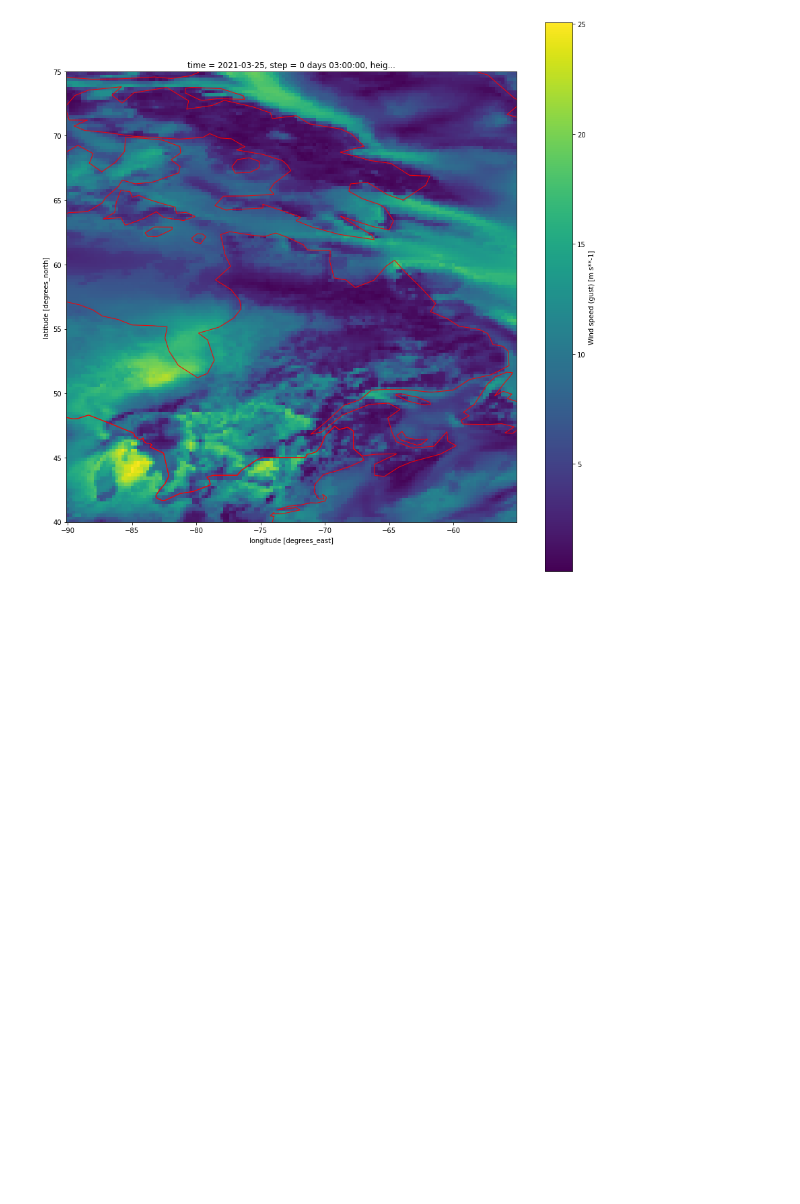
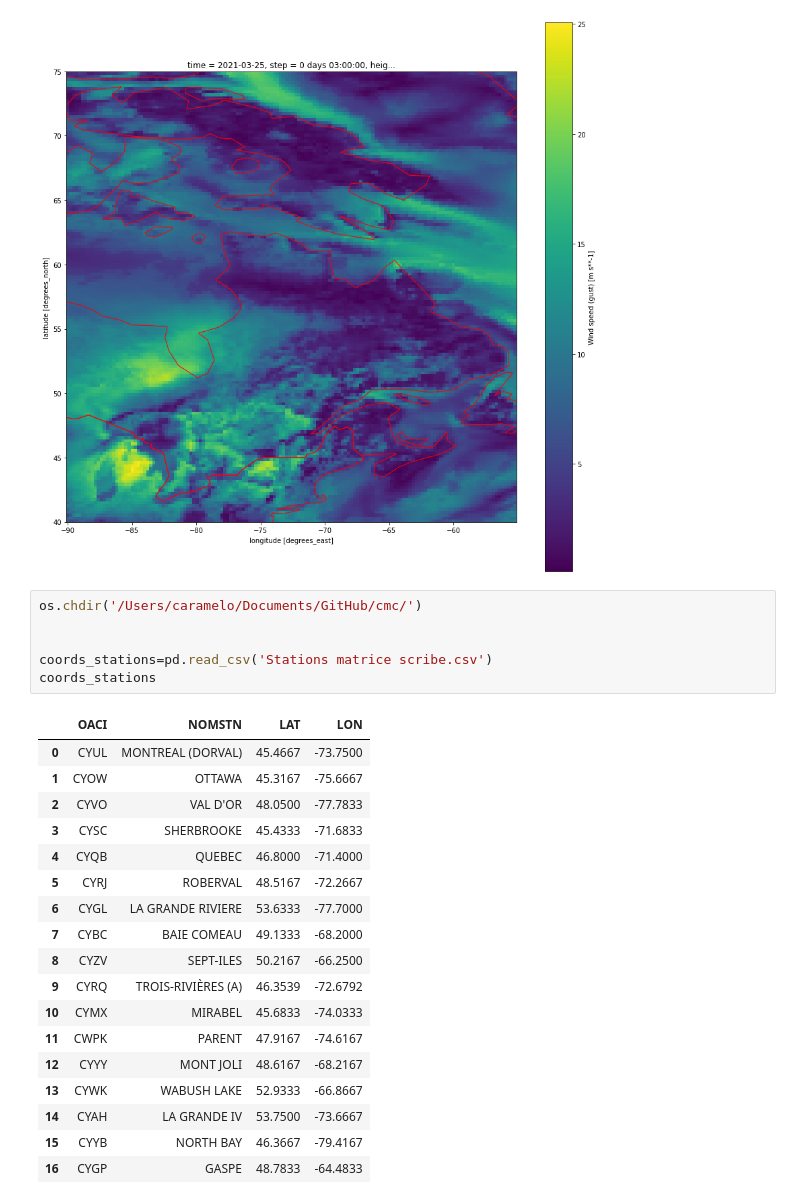
Before and after one commit to tito-am/cmc, a Jupyter notebook: Matrices Scribe Gust - GDPS.ipynb, the cells around one changed output. Cells and saved outputs as stored; diff of their text form; blank space fills up the shorter version.

```diff
--- a/Matrices Scribe Gust - GDPS.ipynb
+++ b/Matrices Scribe Gust - GDPS.ipynb
@@ -141,3 +141,28 @@ countries.plot(ax=ax,facecolor='none',edgecolor='red')
 # %% [output]
 <AxesSubplot:title={'center':'time = 2021-03-25, step = 0 days 03:00:00, heig...'}, xlabel='longitude [degrees_east]', ylabel='latitude [degrees_north]'>
 [figure]
+# %%
+os.chdir('/Users/caramelo/Documents/GitHub/cmc/')
+
+
+coords_stations=pd.read_csv('Stations matrice scribe.csv')
+coords_stations
+# %% [output]
+|  | OACI | NOMSTN | LAT | LON |
+| 0 | CYUL | MONTREAL (DORVAL) | 45.4667 | -73.7500 |
+| 1 | CYOW | OTTAWA | 45.3167 | -75.6667 |
+| 2 | CYVO | VAL D'OR | 48.0500 | -77.7833 |
+| 3 | CYSC | SHERBROOKE | 45.4333 | -71.6833 |
+| 4 | CYQB | QUEBEC | 46.8000 | -71.4000 |
+| 5 | CYRJ | ROBERVAL | 48.5167 | -72.2667 |
+| 6 | CYGL | LA GRANDE RIVIERE | 53.6333 | -77.7000 |
+| 7 | CYBC | BAIE COMEAU | 49.1333 | -68.2000 |
+| 8 | CYZV | SEPT-ILES | 50.2167 | -66.2500 |
+| 9 | CYRQ | TROIS-RIVIÈRES (A) | 46.3539 | -72.6792 |
+| 10 | CYMX | MIRABEL | 45.6833 | -74.0333 |
+| 11 | CWPK | PARENT | 47.9167 | -74.6167 |
+| 12 | CYYY | MONT JOLI | 48.6167 | -68.2167 |
+| 13 | CYWK | WABUSH LAKE | 52.9333 | -66.8667 |
+| 14 | CYAH | LA GRANDE IV | 53.7500 | -73.6667 |
+| 15 | CYYB | NORTH BAY | 46.3667 | -79.4167 |
+| 16 | CYGP | GASPE | 48.7833 | -64.4833 |
```
Also changed, not shown: parts of 3 cells of this notebook, 1 other file.
